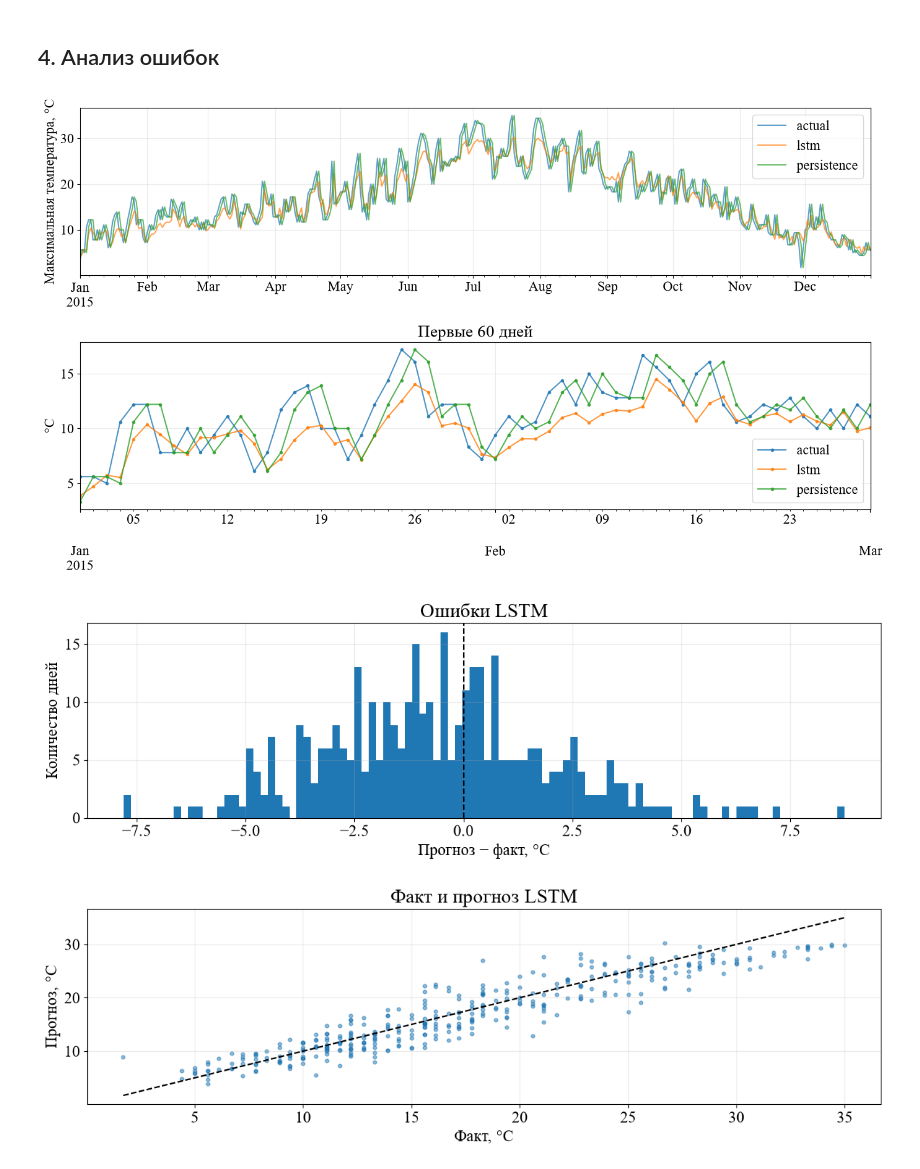
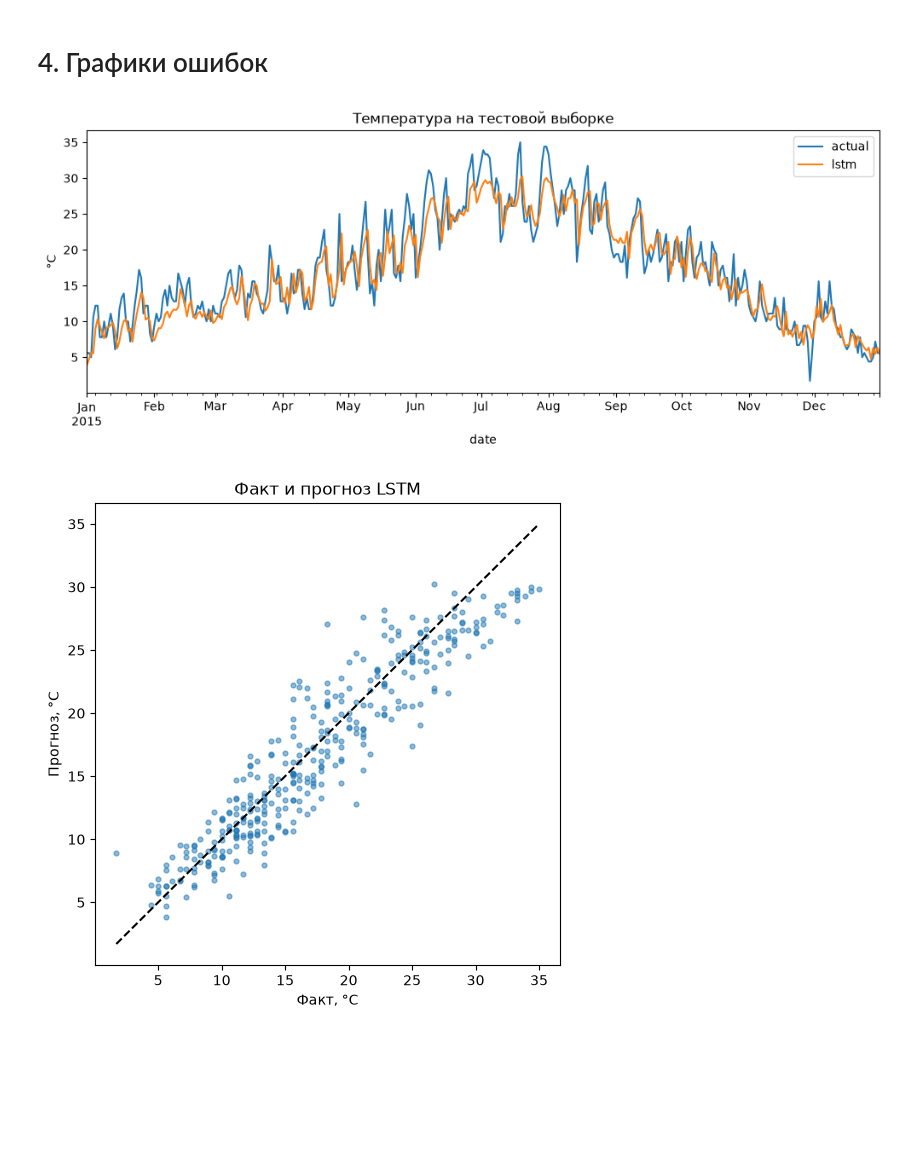
Before and after one commit to RiXenGC/IU1_ML, a Jupyter notebook: sem2/lab8/notebooks/03_metrics.ipynb, the cells around one changed output. Drawn from its saved outputs; the diff is of its cells as text; code cells hidden in the pictures; blank space fills up the shorter version.

```diff
--- a/sem2/lab8/notebooks/03_metrics.ipynb
+++ b/sem2/lab8/notebooks/03_metrics.ipynb
@@ -149,0 +38,12 @@ LSTM: изменение MAE относительно persistence = 6.4% (плю
+# %%
+with torch.no_grad():
+    prediction = model(torch.from_numpy(X_test)).numpy()
+
+observations = pd.read_csv(ARTIFACTS_DIR / 'observations.csv', parse_dates=['date']).set_index('date')
+results = pd.DataFrame(index=dates)
+results.index.name = 'date'
+results['actual'] = y_test * meta['y_std'] + meta['y_mean']
+results['lstm'] = prediction * meta['y_std'] + meta['y_mean']
+results['persistence'] = observations['temp_max'].shift(1).reindex(dates)
+assert not results.isna().any().any(), 'Для некоторых дат нет прогноза.'
+display(results.head())
@@ -150,43 +80,19 @@ LSTM: изменение MAE относительно persistence = 6.4% (плю
 # %% [markdown]
-## 4. Анализ ошибок
+# 4. Графики ошибок
-# %%
-fig, axes = plt.subplots(2, 1, figsize=(14, 8))
-
-results[['actual', 'lstm', 'persistence']].plot(ax=axes[0], alpha=.7)
-
-axes[0].set(ylabel='Максимальная температура, °C')
-results.iloc[:60][['actual', 'lstm', 'persistence']].plot(ax=axes[1], marker='.', alpha=.8)
-axes[1].set(title='Первые 60 дней', ylabel='°C')
-
-plt.tight_layout()
-plt.show()
-# %% [output]
-[figure, removed]
-# %%
-error = results["lstm"] - results["actual"]
-error.plot.hist(bins=100)
-
-plt.axvline(0, color="black", linestyle="--")
-plt.xlabel("Прогноз − факт, °C")
-plt.ylabel("Количество дней")
-plt.title("Ошибки LSTM")
-plt.tight_layout()
-plt.show()
-# %% [output]
-[figure, removed]
 # %%
-plt.figure()
-plt.scatter(results["actual"], results["lstm"], s=12, alpha=0.5)
+results[['actual', 'lstm']].plot(figsize=(12, 4), title='Температура на тестовой выборке')
+plt.ylabel('°C')
+plt.show()
 
-lower = results[["actual", "lstm"]].min().min()
-upper = results[["actual", "lstm"]].max().max()
-
-plt.plot([lower, upper], [lower, upper], color="black", linestyle="--")
-plt.xlabel("Факт, °C")
-plt.ylabel("Прогноз, °C")
-plt.title("Факт и прогноз LSTM")
-
-plt.tight_layout()
+plt.figure(figsize=(6, 6))
+plt.scatter(results['actual'], results['lstm'], s=12, alpha=0.5)
+lower = results[['actual', 'lstm']].min().min()
+upper = results[['actual', 'lstm']].max().max()
+plt.plot([lower, upper], [lower, upper], 'k--')
+plt.xlabel('Факт, °C')
+plt.ylabel('Прогноз, °C')
+plt.title('Факт и прогноз LSTM')
 plt.show()
 # %% [output]
-[figure, old version]
+[figure, new version]
+[figure, added]
```
Also changed, not shown: parts of 20 cells of this notebook, 4 other files.
